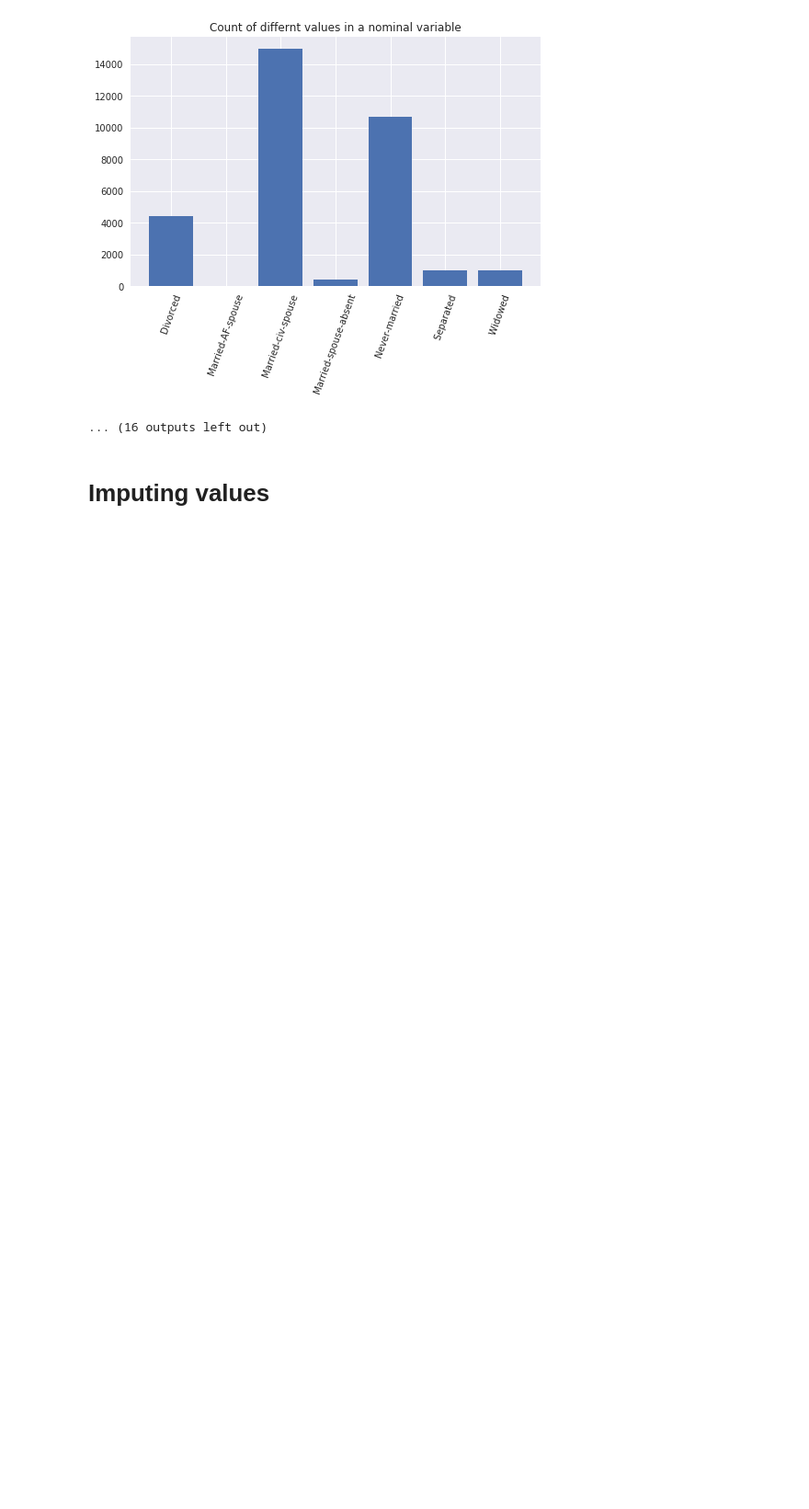
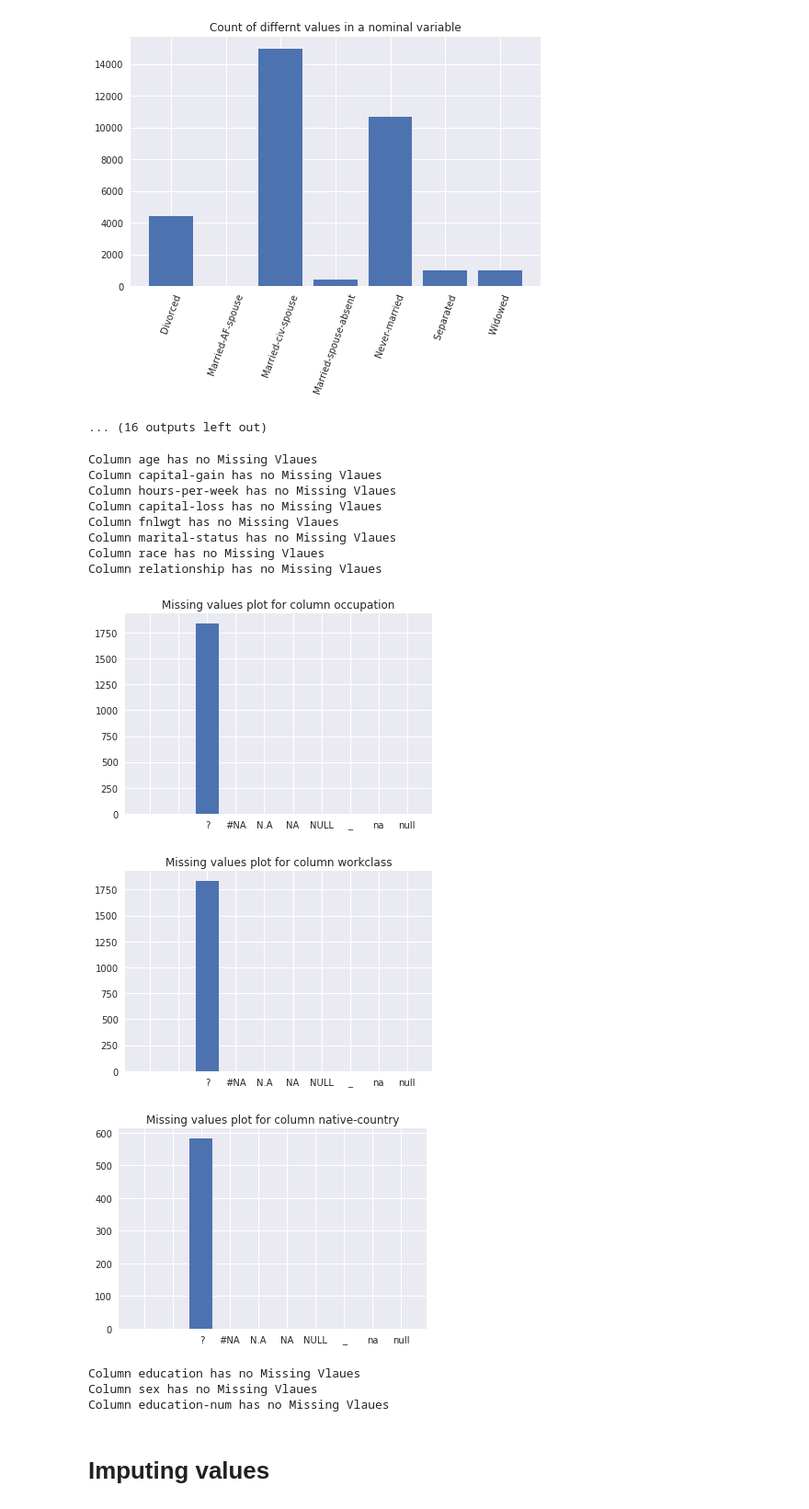
Before and after one commit to tsharmagw/PracticeProject, a Jupyter notebook: MachineLearning1_Project/Main.ipynb, the cells around one changed output. Shown at 92% size. Saved outputs shown, nothing was run; the diff lists cells and outputs as text; code cells hidden in the pictures; blank space fills up the shorter version.

```diff
--- a/MachineLearning1_Project/Main.ipynb
+++ b/MachineLearning1_Project/Main.ipynb
@@ -182,33 +186,50 @@ Summary for column MARITAL-STATUS
 #checking for #NA,NA,whitespace,Blank(""),null,NULL,? in Cat Columns
 #checking for na values in cont columns
 missing_cat_col_list=[] #to save cat columns names  whith missing values
+missing_cont_col_list=[] #to save cat columns names  whith missing values
 for col,typ in Col_type.items():
     try:
         if(str.lower(typ)=='cont'):
             count_null=df[col].isnull().sum()
             if(count_null == 0):
                 print("Column {0} has no Missing Vlaues".format(col))
             else:
+                missing_cont_col_list.append(col)
                 plt.title("Missing values plot for column "+col)
                 plt.plot(np.array([col]),np.array([count_null]))
                 plt.show()
         else:
             missing_values_dict={}
             missing_values_list=["NA","N.A","#NA"," ",""," ?","na","NULL","null","_"]
             for val in missing_values_list:
                 missing_values_dict[val]=df[df[col]  == val].shape[0]
             keys_list=list(missing_values_dict.keys())
             values_list=list(missing_values_dict.values())
             if(sum(values_list)!=0):
                 missing_cat_col_list.append(col)
                 plt.title("Missing values plot for column "+col)
                 plt.bar(np.array(keys_list),np.array(values_list))
                 plt.show()
             else:
                print("Column {0} has no Missing Vlaues".format(col))
     except Exception as e:
         print(e)
         Logger.logger.error("Error while making graph for missing value in column "+col)
+# %% [output]
+Column age has no Missing Vlaues
+Column capital-gain has no Missing Vlaues
+Column hours-per-week has no Missing Vlaues
+Column capital-loss has no Missing Vlaues
+Column fnlwgt has no Missing Vlaues
+Column marital-status has no Missing Vlaues
+Column race has no Missing Vlaues
+Column relationship has no Missing Vlaues
+[figure, added]
+[figure, added]
+[figure, added]
+Column education has no Missing Vlaues
+Column sex has no Missing Vlaues
+Column education-num has no Missing Vlaues
 # %% [markdown]
 # Imputing values
 # %%
```
Also changed, not shown: parts of 17 cells of this notebook.
